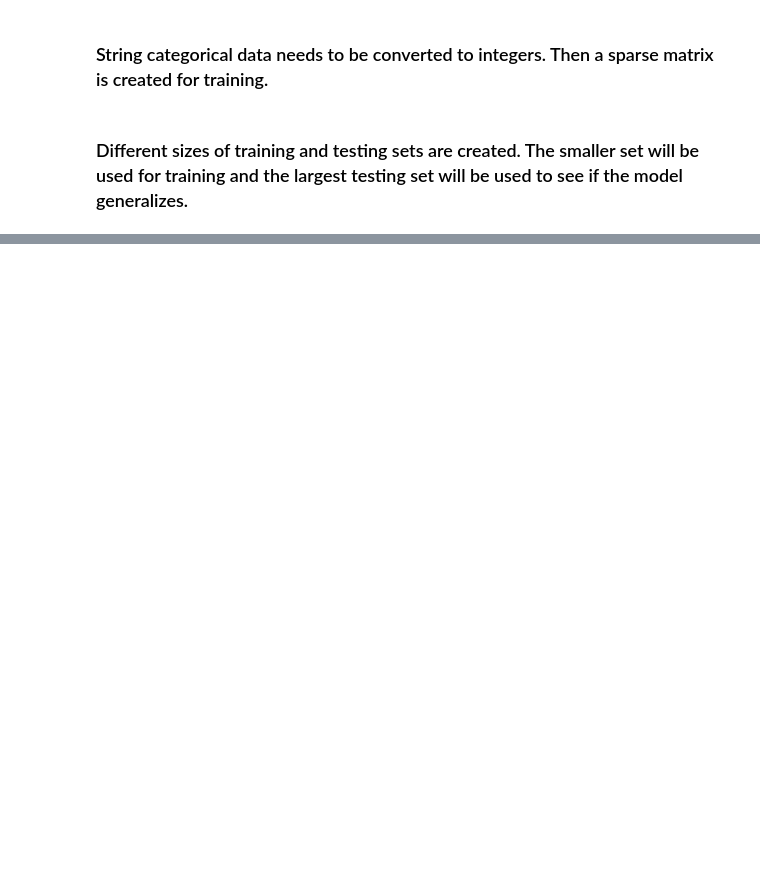
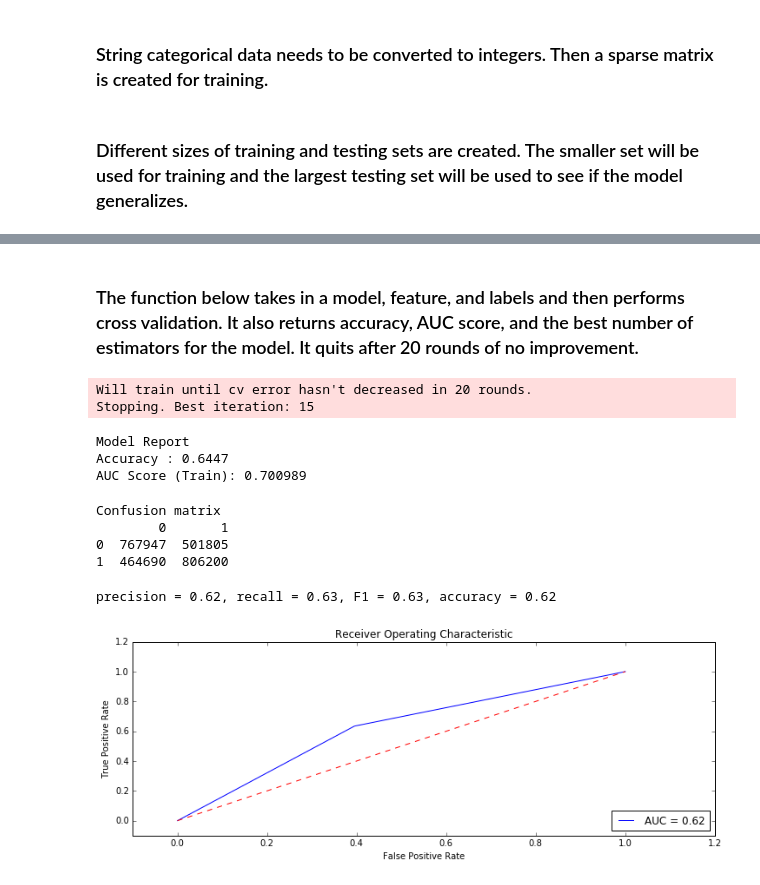
Before and after one commit to yaskyj/datascienceintensive, a Jupyter notebook: capstone/Flight Delays.ipynb, the cells around one changed output, grey strips where cells are left out. Drawn from its saved outputs; the diff is of its cells as text; code cells hidden in the pictures; blank space fills up the shorter version.

```diff
--- a/capstone/Flight Delays.ipynb
+++ b/capstone/Flight Delays.ipynb
@@ -479,3 +492,5 @@ plt.show()
+# %% [markdown]
+### The function below takes in a model, feature, and labels and then performs cross validation. It also returns accuracy, AUC score, and the best number of estimators for the model. It quits after 20 rounds of no improvement.
 # %%
 def modelfit(alg, features, labels, useTrainCV=True, cv_folds=5,
              early_stopping_rounds=20):
@@ -500,6 +515,8 @@ def modelfit(alg, features, labels, useTrainCV=True, cv_folds=5,
     print "Accuracy : %.4g" % metrics.accuracy_score(labels.values, dtrain_predictions)
     print "AUC Score (Train): %f" % metrics.roc_auc_score(labels, dtrain_predprob)
 # %%
+#Create an Extreme Gradient Boosting classifier and feed it into the model fit
+#function
 boost =  xgb.XGBClassifier(
  learning_rate = 1,
  n_estimators=1000,
@@ -512,12 +529,18 @@ boost =  xgb.XGBClassifier(
  nthread=4,
  scale_pos_weight=1,
  seed=27)
-modelfit(boost, features_train_1, labels_train_1)
+modelfit(boost, features_train, labels_train)
+# %% [output]
+Will train until cv error hasn't decreased in 20 rounds.
+Stopping. Best iteration: 15
+Model Report
+Accuracy : 0.6447
+AUC Score (Train): 0.700989
 # %%
-%%time
+# Use the appropriate number of estimators to create the classifier
 boost =  xgb.XGBClassifier(
  learning_rate = 1,
- n_estimators=329,
+ n_estimators=15,
  max_depth=5,
  min_child_weight=1,
  gamma=0,
@@ -526,22 +549,44 @@ boost =  xgb.XGBClassifier(
  objective= 'binary:logistic',
  nthread=4,
  scale_pos_weight=1,
- seed=27).fit(features_train_1, labels_train_1)
+ seed=27).fit(features_train, labels_train)
 # %%
-%%time
-# Evaluate on test set
+# Evaluate on larger test set
 pred = boost.predict(features_test_1)
 
-
-# print results
+# Creates confustion matrix and prints it out
 cm = metrics.confusion_matrix(labels_test_1, pred)
 print("Confusion matrix")
 print(pd.DataFrame(cm))
 
+#Creates and print out the precision, recall, f1, and auc scores
+report_rf = metrics.precision_recall_fscore_support(list(labels_test_1),
+                                                    list(pred), average='micro')
 report_rf = metrics.precision_recall_fscore_support(list(labels_test_1), list(pred),
                                                     average='micro')
 print "precision = %0.2f, recall = %0.2f, F1 = %0.2f, accuracy = %0.2f\n" % \
         (report_rf[0],
          report_rf[1],
          report_rf[2],
          metrics.roc_auc_score(list(labels_test_1.values), list(pred)))
+
+#Creating and plotting the ROC Curve
+false_positive_rate, true_positive_rate, thresholds = metrics.roc_curve(list(labels_test_1), list(pred))
+roc_auc = metrics.auc(false_positive_rate, true_positive_rate)
+plt.title('Receiver Operating Characteristic')
+plt.plot(false_positive_rate, true_positive_rate, 'b',
+label='AUC = %0.2f'% roc_auc)
+plt.legend(loc='lower right')
+plt.plot([0,1],[0,1],'r--')
+plt.xlim([-0.1,1.2])
+plt.ylim([-0.1,1.2])
+plt.ylabel('True Positive Rate')
+plt.xlabel('False Positive Rate')
+plt.show()
+# %% [output]
+Confusion matrix
+        0       1
+0  767947  501805
+1  464690  806200
+precision = 0.62, recall = 0.63, F1 = 0.63, accuracy = 0.62
+[figure, added]
```
Also changed, not shown: parts of 5 cells of this notebook.
